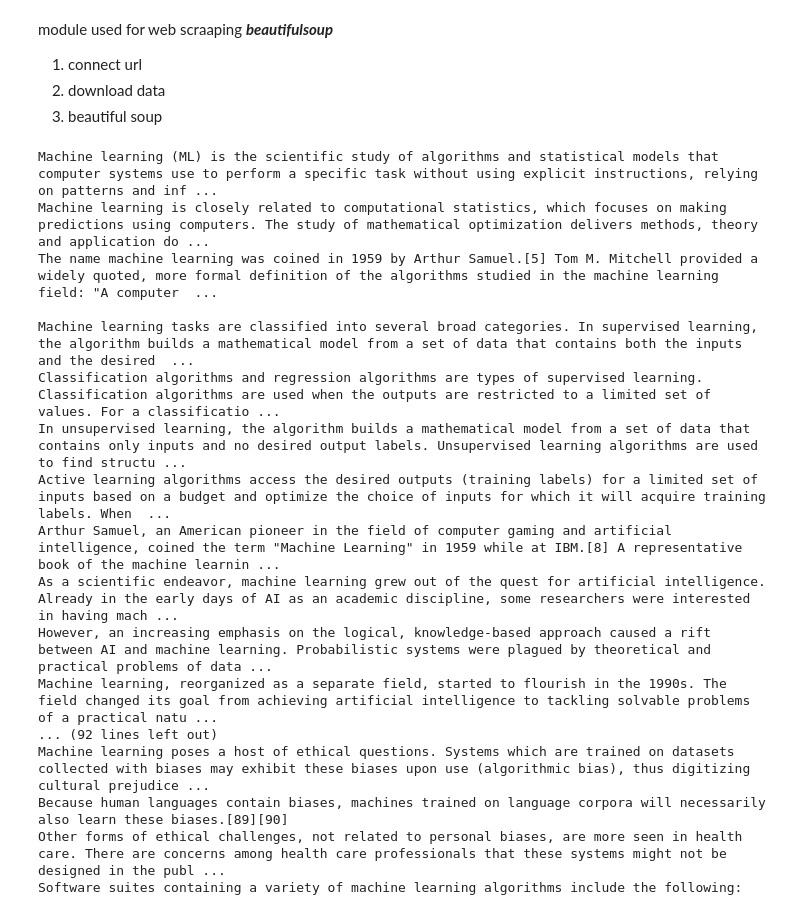
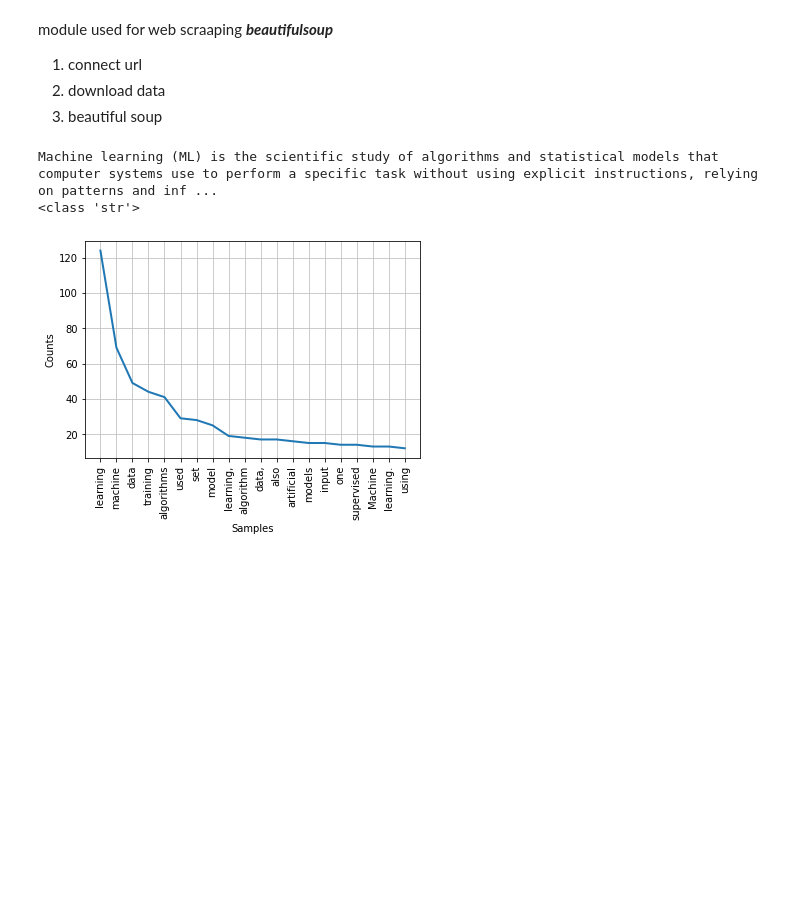
Before and after one commit to 47krishnaveersingh/ML, a Jupyter notebook: WebScrapping.ipynb, the cells around one changed output. Drawn from its saved outputs; the diff is of its cells as text; code cells hidden in the pictures; blank space fills up the shorter version.

Commit message:
webscrappin+nltk+filtering

```diff
--- a/WebScrapping.ipynb
+++ b/WebScrapping.ipynb
@@ -11,6 +11,8 @@ module used for web scraaping  ***beautifulsoup***
 # %%
 from urllib import request #to import from url
 from bs4 import BeautifulSoup
+import re #importing regular Expression
+import time
 #pointing to url
 url='https://en.wikipedia.org/wiki/Machine_learning'
 
@@ -25,22 +27,31 @@ ptagdata=soupdata.findAll('p')
 mydata=''
 for i in ptagdata:
   mydata+=i.text
-print(mydata)
+#print(mydata)
-# %% [output]
-Machine learning (ML) is the scientific study of algorithms and statistical models that computer systems use to perform a specific task without using explicit instructions, relying on patterns and inf ...
-Machine learning is closely related to computational statistics, which focuses on making predictions using computers. The study of mathematical optimization delivers methods, theory and application do ...
-The name machine learning was coined in 1959 by Arthur Samuel.[5] Tom M. Mitchell provided a widely quoted, more formal definition of the algorithms studied in the machine learning field: "A computer  ...
-
-Machine learning tasks are classified into several broad categories. In supervised learning, the algorithm builds a mathematical model from a set of data that contains both the inputs and the desired  ...
-Classification algorithms and regression algorithms are types of supervised learning. Classification algorithms are used when the outputs are restricted to a limited set of values. For a classificatio ...
-In unsupervised learning, the algorithm builds a mathematical model from a set of data that contains only inputs and no desired output labels. Unsupervised learning algorithms are used to find structu ...
-Active learning algorithms access the desired outputs (training labels) for a limited set of inputs based on a budget and optimize the choice of inputs for which it will acquire training labels. When  ...
-Arthur Samuel, an American pioneer in the field of computer gaming and artificial intelligence, coined the term "Machine Learning" in 1959 while at IBM.[8] A representative book of the machine learnin ...
-As a scientific endeavor, machine learning grew out of the quest for artificial intelligence. Already in the early days of AI as an academic discipline, some researchers were interested in having mach ...
-However, an increasing emphasis on the logical, knowledge-based approach caused a rift between AI and machine learning. Probabilistic systems were plagued by theoretical and practical problems of data ...
-Machine learning, reorganized as a separate field, started to flourish in the 1990s. The field changed its goal from achieving artificial intelligence to tackling solvable problems of a practical natu ...
-... (92 lines left out)
-Machine learning poses a host of ethical questions. Systems which are trained on datasets collected with biases may exhibit these biases upon use (algorithmic bias), thus digitizing cultural prejudice ...
-Because human languages contain biases, machines trained on language corpora will necessarily also learn these biases.[89][90]
-Other forms of ethical challenges, not related to personal biases, are more seen in health care. There are concerns among health care professionals that these systems might not be designed in the publ ...
-Software suites containing a variety of machine learning algorithms include the following:
+# %%
+#Data Cleaning
+clean_data=re.sub(r'\[[0-9]*\]',' ',mydata) #This will remove 0 or more times data appearing in mydata
+clean_data=re.sub(r'\s+',' ',clean_data) #It will remove 1 or more whitespaces with single whitespace
+clean_data=re.sub(r'\[^a-zA-Z]',' ',clean_data) #It will remove single char from starting of the line
+clean_data=re.sub(r'\s+',' ',clean_data) #It will remove 1 or more whitespaces with single whitespace
+print(clean_data)
+print(type(clean_data))
+#now Dealing With String
+newdata=clean_data.split() #split converts string to list
+# deal with data by using --nltk
+import nltk
+#Downloading all Dictioinary for computer
+#nltk.download('all')
+#removing Stopwords
+mypuredata=[]
+from nltk.corpus import stopwords
+for i in newdata:
+  if i.lower() not in stopwords.words('english'):
+    mypuredata.append(i)
+
+freq_data=nltk.FreqDist(mypuredata)
+freq_data.plot(20)#will plot 20 most occuring words
+# %% [output]
+Machine learning (ML) is the scientific study of algorithms and statistical models that computer systems use to perform a specific task without using explicit instructions, relying on patterns and inf ...
+<class 'str'>
+[figure, added]
```
